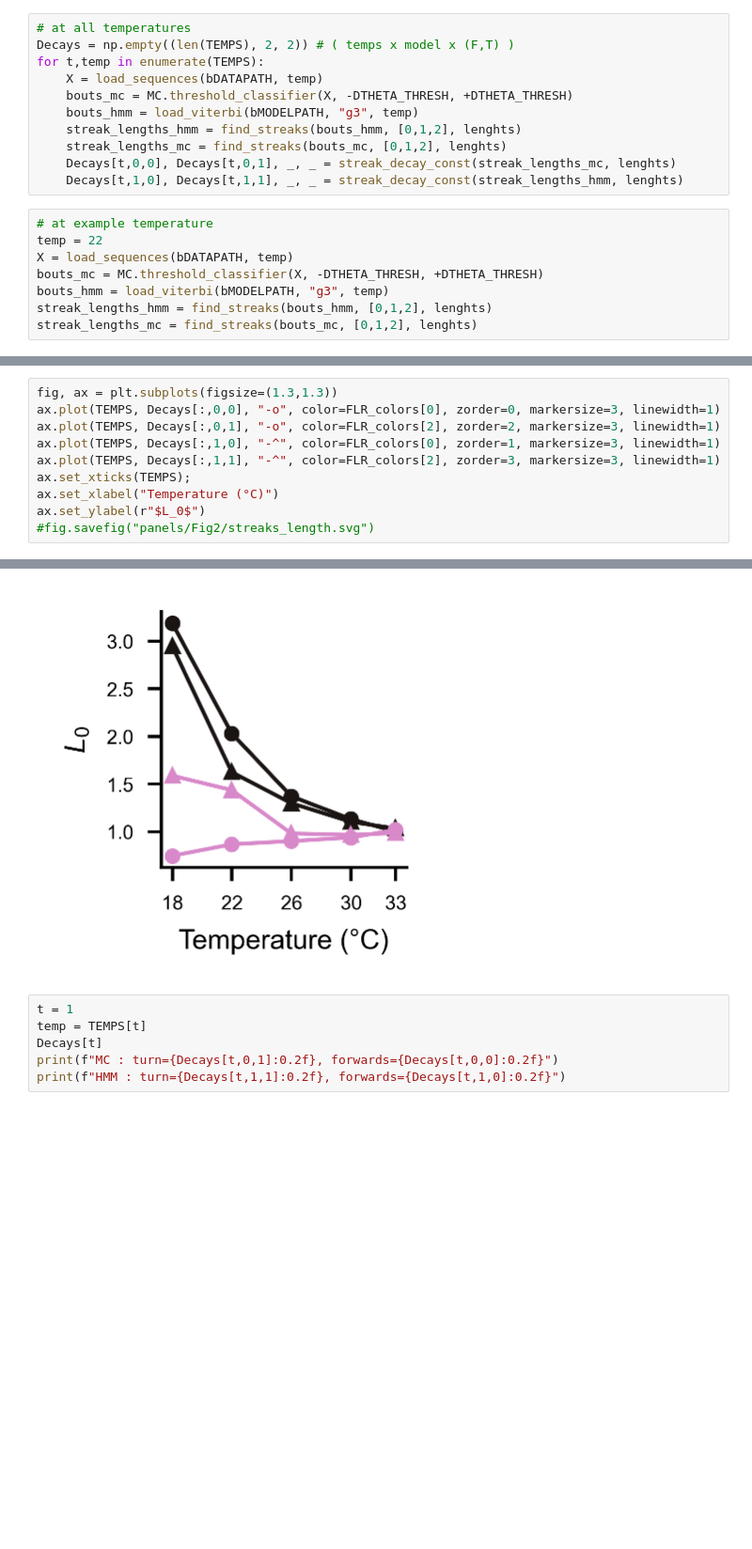
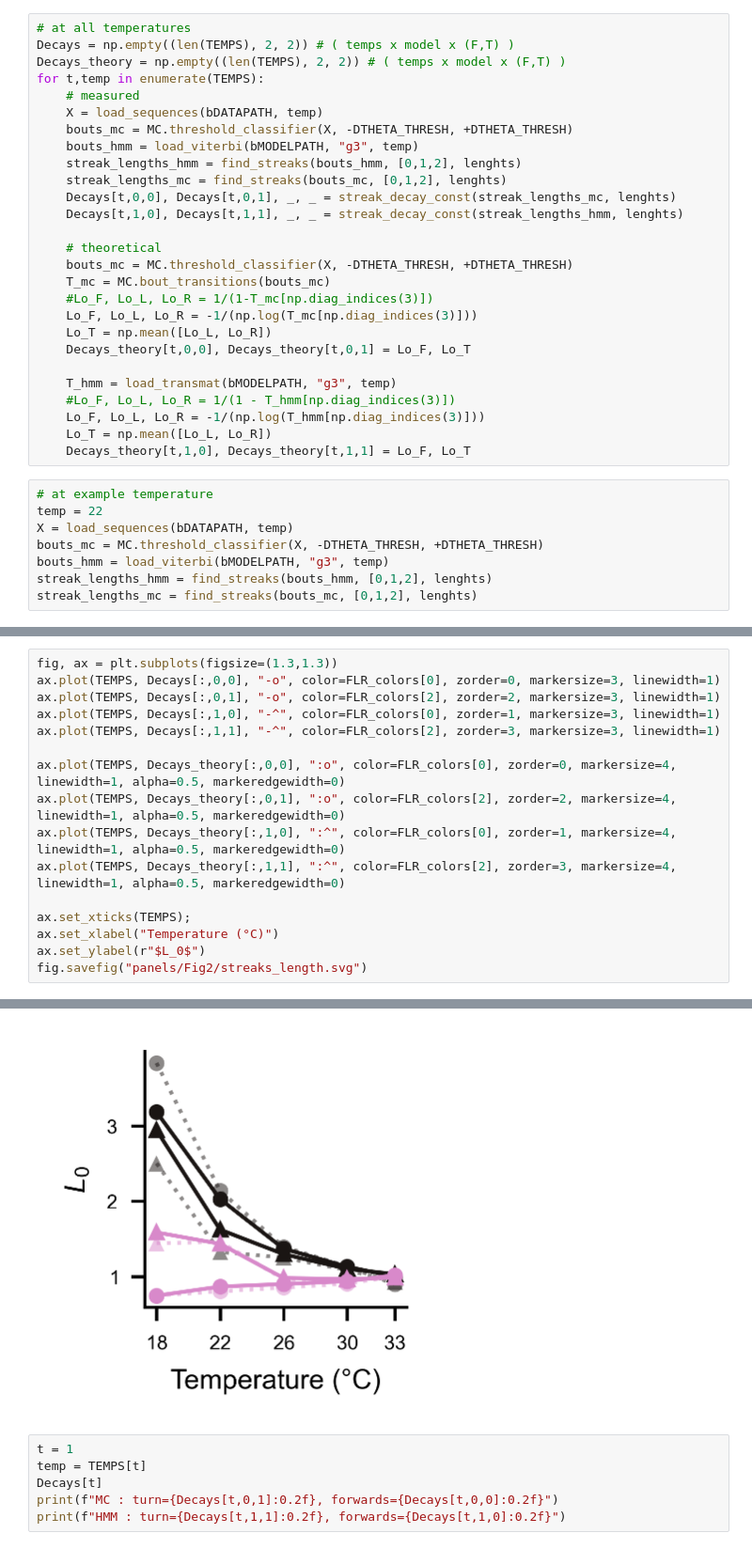
Before and after one commit to ZebrafishHMM2023/ZebrafishHMM2023_CodeAndData, a Jupyter notebook: Figures/Fig2.ipynb, the cells around one changed output, grey strips where cells are left out. Shown at 94% size. Saved outputs shown, nothing was run; the diff lists cells and outputs as text; blank space fills up the shorter version.

```diff
--- a/Figures/Fig2.ipynb
+++ b/Figures/Fig2.ipynb
@@ -137,7 +137,9 @@ lenghts = np.arange(1,20)
 # %%
 # at all temperatures
 Decays = np.empty((len(TEMPS), 2, 2)) # ( temps x model x (F,T) )
+Decays_theory = np.empty((len(TEMPS), 2, 2)) # ( temps x model x (F,T) )
 for t,temp in enumerate(TEMPS):
+    # measured
     X = load_sequences(bDATAPATH, temp)
     bouts_mc = MC.threshold_classifier(X, -DTHETA_THRESH, +DTHETA_THRESH)
     bouts_hmm = load_viterbi(bMODELPATH, "g3", temp)
@@ -145,6 +147,20 @@ for t,temp in enumerate(TEMPS):
     streak_lengths_mc = find_streaks(bouts_mc, [0,1,2], lenghts)
     Decays[t,0,0], Decays[t,0,1], _, _ = streak_decay_const(streak_lengths_mc, lenghts)
     Decays[t,1,0], Decays[t,1,1], _, _ = streak_decay_const(streak_lengths_hmm, lenghts)
+
+    # theoretical
+    bouts_mc = MC.threshold_classifier(X, -DTHETA_THRESH, +DTHETA_THRESH)
+    T_mc = MC.bout_transitions(bouts_mc)
+    #Lo_F, Lo_L, Lo_R = 1/(1-T_mc[np.diag_indices(3)])
+    Lo_F, Lo_L, Lo_R = -1/(np.log(T_mc[np.diag_indices(3)]))
+    Lo_T = np.mean([Lo_L, Lo_R])
+    Decays_theory[t,0,0], Decays_theory[t,0,1] = Lo_F, Lo_T
+
+    T_hmm = load_transmat(bMODELPATH, "g3", temp)
+    #Lo_F, Lo_L, Lo_R = 1/(1 - T_hmm[np.diag_indices(3)])
+    Lo_F, Lo_L, Lo_R = -1/(np.log(T_hmm[np.diag_indices(3)]))
+    Lo_T = np.mean([Lo_L, Lo_R])
+    Decays_theory[t,1,0], Decays_theory[t,1,1] = Lo_F, Lo_T
 # %%
 # at example temperature
 temp = 22
@@ -188,8 +208,14 @@ ax.plot(TEMPS, Decays[:,0,0], "-o", color=FLR_colors[0], zorder=0, markersize=3,
 ax.plot(TEMPS, Decays[:,0,1], "-o", color=FLR_colors[2], zorder=2, markersize=3, linewidth=1)
 ax.plot(TEMPS, Decays[:,1,0], "-^", color=FLR_colors[0], zorder=1, markersize=3, linewidth=1)
 ax.plot(TEMPS, Decays[:,1,1], "-^", color=FLR_colors[2], zorder=3, markersize=3, linewidth=1)
+
+ax.plot(TEMPS, Decays_theory[:,0,0], ":o", color=FLR_colors[0], zorder=0, markersize=4, linewidth=1, alpha=0.5, markeredgewidth=0)
+ax.plot(TEMPS, Decays_theory[:,0,1], ":o", color=FLR_colors[2], zorder=2, markersize=4, linewidth=1, alpha=0.5, markeredgewidth=0)
+ax.plot(TEMPS, Decays_theory[:,1,0], ":^", color=FLR_colors[0], zorder=1, markersize=4, linewidth=1, alpha=0.5, markeredgewidth=0)
+ax.plot(TEMPS, Decays_theory[:,1,1], ":^", color=FLR_colors[2], zorder=3, markersize=4, linewidth=1, alpha=0.5, markeredgewidth=0)
+
 ax.set_xticks(TEMPS);
 ax.set_xlabel("Temperature (°C)")
 ax.set_ylabel(r"$L_0$")
-#fig.savefig("panels/Fig2/streaks_length.svg")
+fig.savefig("panels/Fig2/streaks_length.svg")
 # %% [output]
@@ -197,4 +222,4 @@ Text(0, 0.5, '$L_0$')
-[figure, old version]
+[figure, new version]
 # %%
 t = 1
 temp = TEMPS[t]
```
Also changed, not shown: parts of 14 cells of this notebook, 13 other files.
